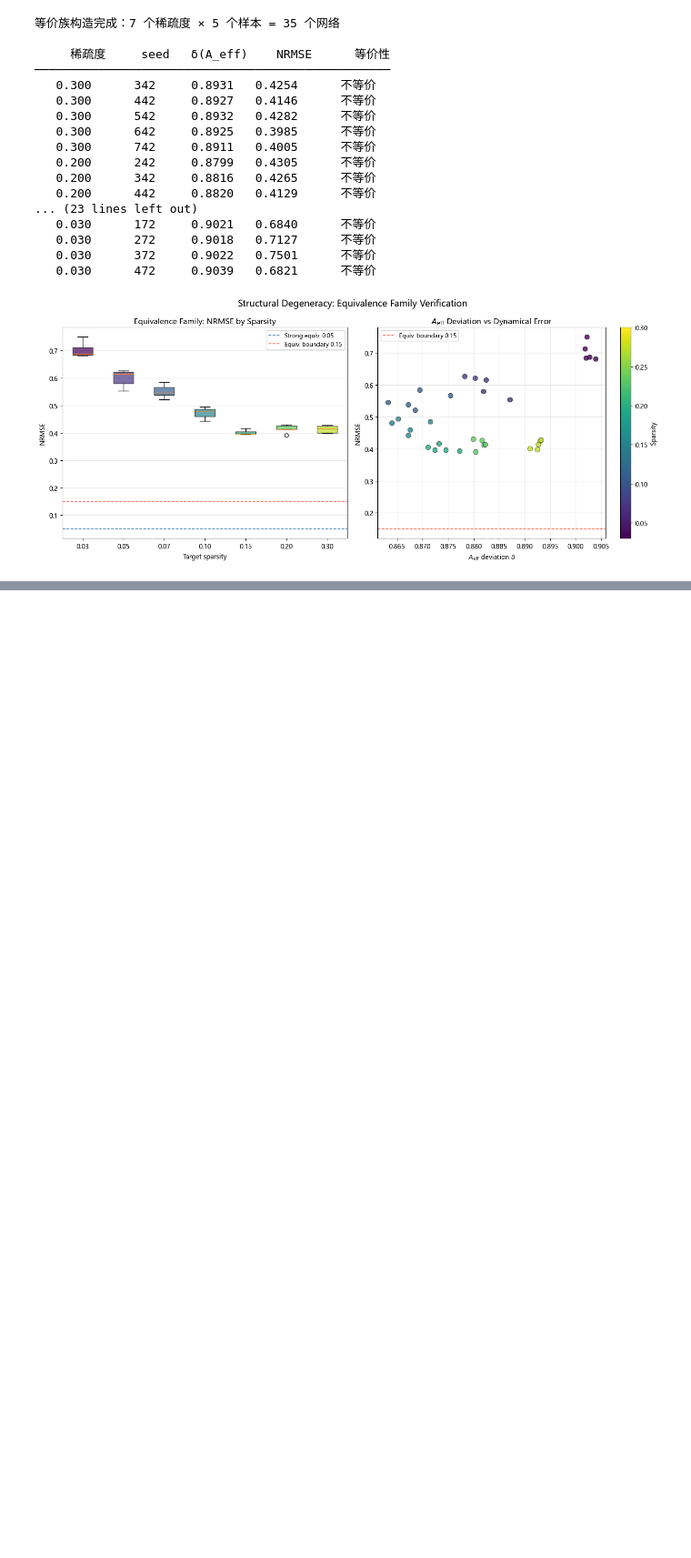
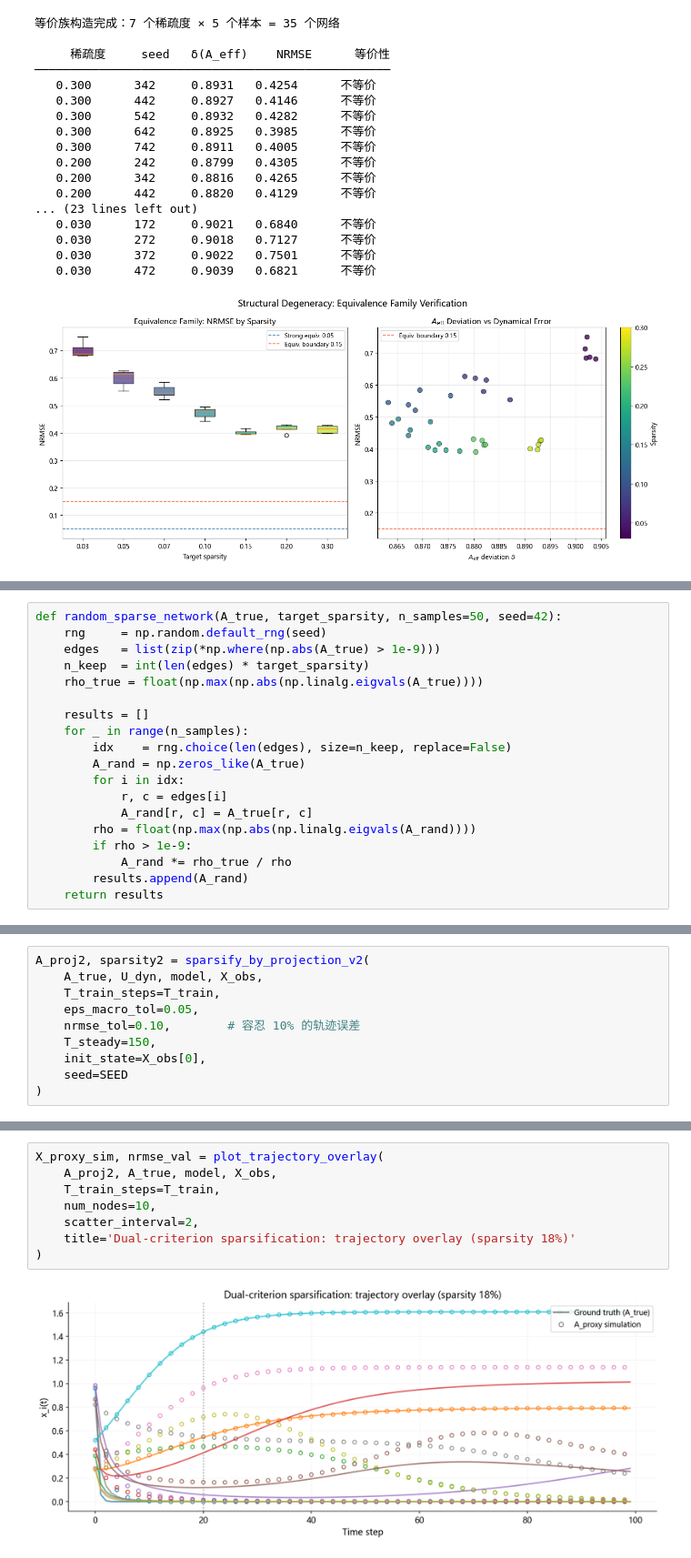
Before and after one commit to xuanchen-liu-97/network-structure-degeneracy, a Jupyter notebook: StrucDegen2_boundary.ipynb, the cells around one changed output, grey strips where cells are left out. Shown at 91% size. Drawn from its saved outputs; the diff is of its cells as text; blank space fills up the shorter version.

```diff
--- a/StrucDegen2_boundary.ipynb
+++ b/StrucDegen2_boundary.ipynb
@@ -969,0 +1507,19 @@ Equiv. network (sparsity=30%)           0.398479
+# %%
+def random_sparse_network(A_true, target_sparsity, n_samples=50, seed=42):
+    rng     = np.random.default_rng(seed)
+    edges   = list(zip(*np.where(np.abs(A_true) > 1e-9)))
+    n_keep  = int(len(edges) * target_sparsity)
+    rho_true = float(np.max(np.abs(np.linalg.eigvals(A_true))))
+
+    results = []
+    for _ in range(n_samples):
+        idx    = rng.choice(len(edges), size=n_keep, replace=False)
+        A_rand = np.zeros_like(A_true)
+        for i in idx:
+            r, c = edges[i]
+            A_rand[r, c] = A_true[r, c]
+        rho = float(np.max(np.abs(np.linalg.eigvals(A_rand))))
+        if rho > 1e-9:
+            A_rand *= rho_true / rho
+        results.append(A_rand)
+    return results
@@ -969,0 +1828,10 @@ Equiv. network (sparsity=30%)           0.398479
+# %%
+A_proj2, sparsity2 = sparsify_by_projection_v2(
+    A_true, U_dyn, model, X_obs,
+    T_train_steps=T_train,
+    eps_macro_tol=0.05,
+    nrmse_tol=0.10,        # 容忍 10% 的轨迹误差
+    T_steady=150,
+    init_state=X_obs[0],
+    seed=SEED
+)
@@ -969,0 +1913,10 @@ Equiv. network (sparsity=30%)           0.398479
+# %%
+X_proxy_sim, nrmse_val = plot_trajectory_overlay(
+    A_proj2, A_true, model, X_obs,
+    T_train_steps=T_train,
+    num_nodes=10,
+    scatter_interval=2,
+    title='Dual-criterion sparsification: trajectory overlay (sparsity 18%)'
+)
+# %% [output]
+[figure, added]
```
Also changed, not shown: parts of 41 cells of this notebook, 2 other files.
